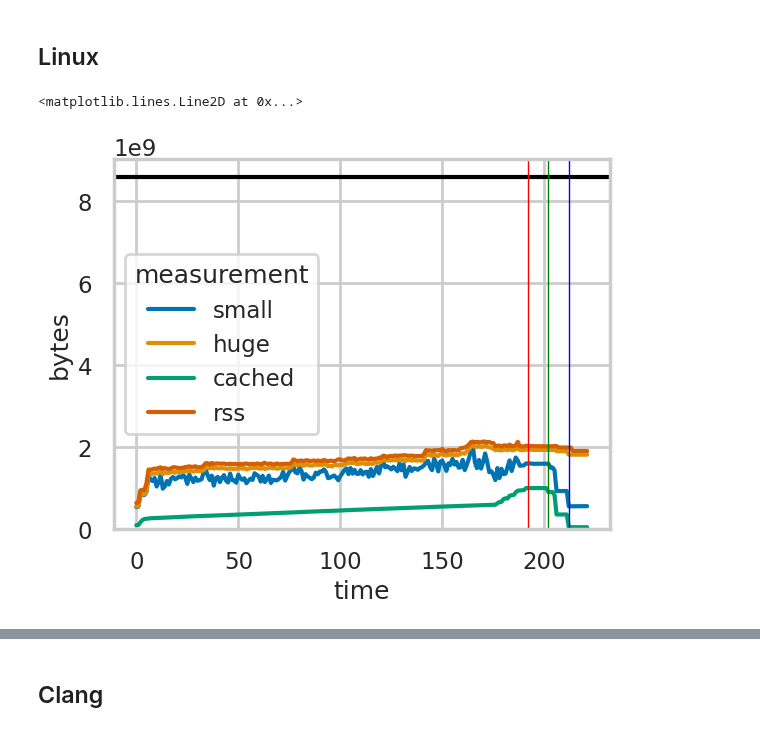
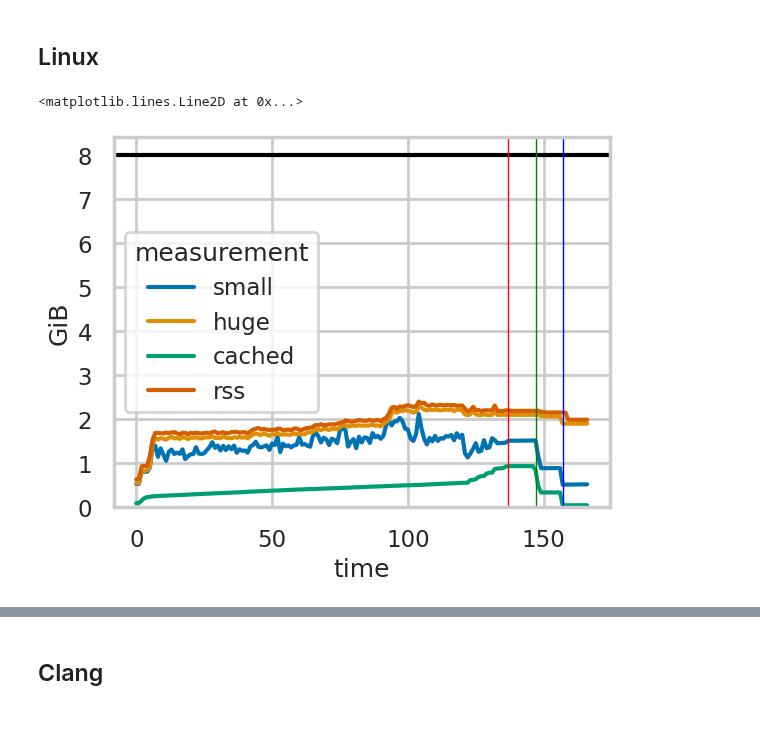
Before and after one commit to luhsra/hyperalloc-bench, a Jupyter notebook: compiling.ipynb, the cells around one changed output, grey strips where cells are left out. Cells and saved outputs as stored; diff of their text form; code cells hidden in the pictures.

```diff
--- a/compiling.ipynb
+++ b/compiling.ipynb
@@ -57,26 +27,29 @@ def parse_frag(file: Path) -> pd.DataFrame:
 ## Linux
 # %%
 # Buddy, Free-Page-Reporting, 8G, 8C
-root = Path("compiling/240325-113045-base-auto")
+root = Path("compiling/240411-152344-linux-base-auto")
 max_mem = 8*1024**3
 data = pd.read_csv(root / "out_0.csv")
 data["small"] = max_mem - data["small"] * 2**12
 data["huge"] = max_mem - data["huge"] * 2**(12+9)
 data["alloc"] = "LLFree"
 data["time"] = data.index
 data = data.melt(
     id_vars=["alloc", "time"],
     var_name="measurement",
     value_name="bytes",
     value_vars=["small", "huge", "cached", "rss"])
 times = json.load((root / "times_0.json").open())
 
 p = sns.lineplot(data=data, x="time", y="bytes", hue="measurement")
+p.set_yticks(ticks=[x for x in range(0, max_mem + 1, 1024**3)],
+             labels=[str(x // 1024**3) for x in range(0, max_mem + 1, 1024**3)])
 p.set_ylim(0, max_mem * 1.05)
+p.set_ylabel("GiB")
 p.axhline(y=max_mem, color="black")
 p.axvline(x=times["build"], color="red", linewidth=1)
 p.axvline(x=times["delay"], color="green", linewidth=1)
 p.axvline(x=times["clean"], color="blue", linewidth=1)
 # %% [output]
 <matplotlib.lines.Line2D at 0x...>
-[figure, old version]
+[figure, new version]
```
Also changed, not shown: parts of 8 cells of this notebook.
